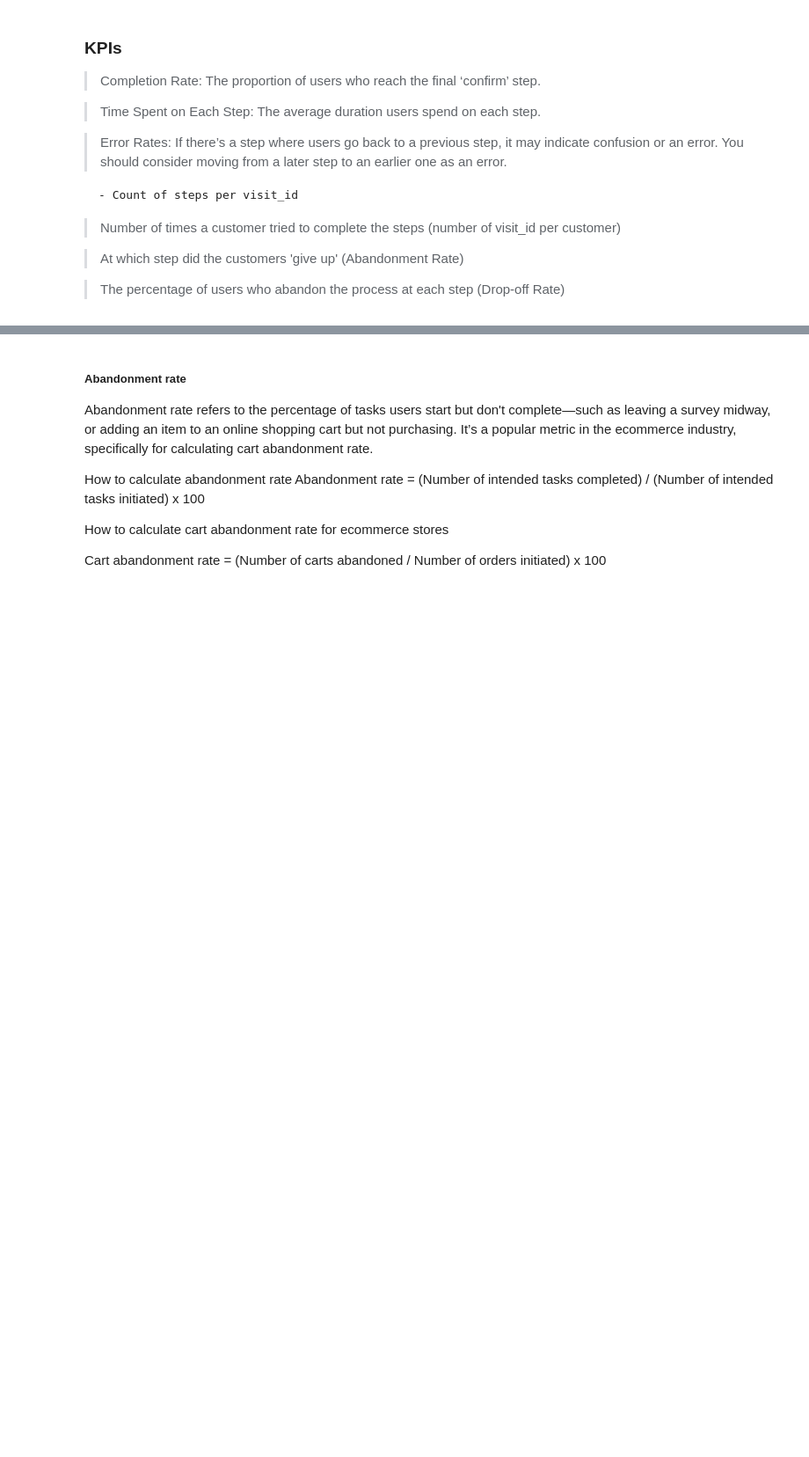
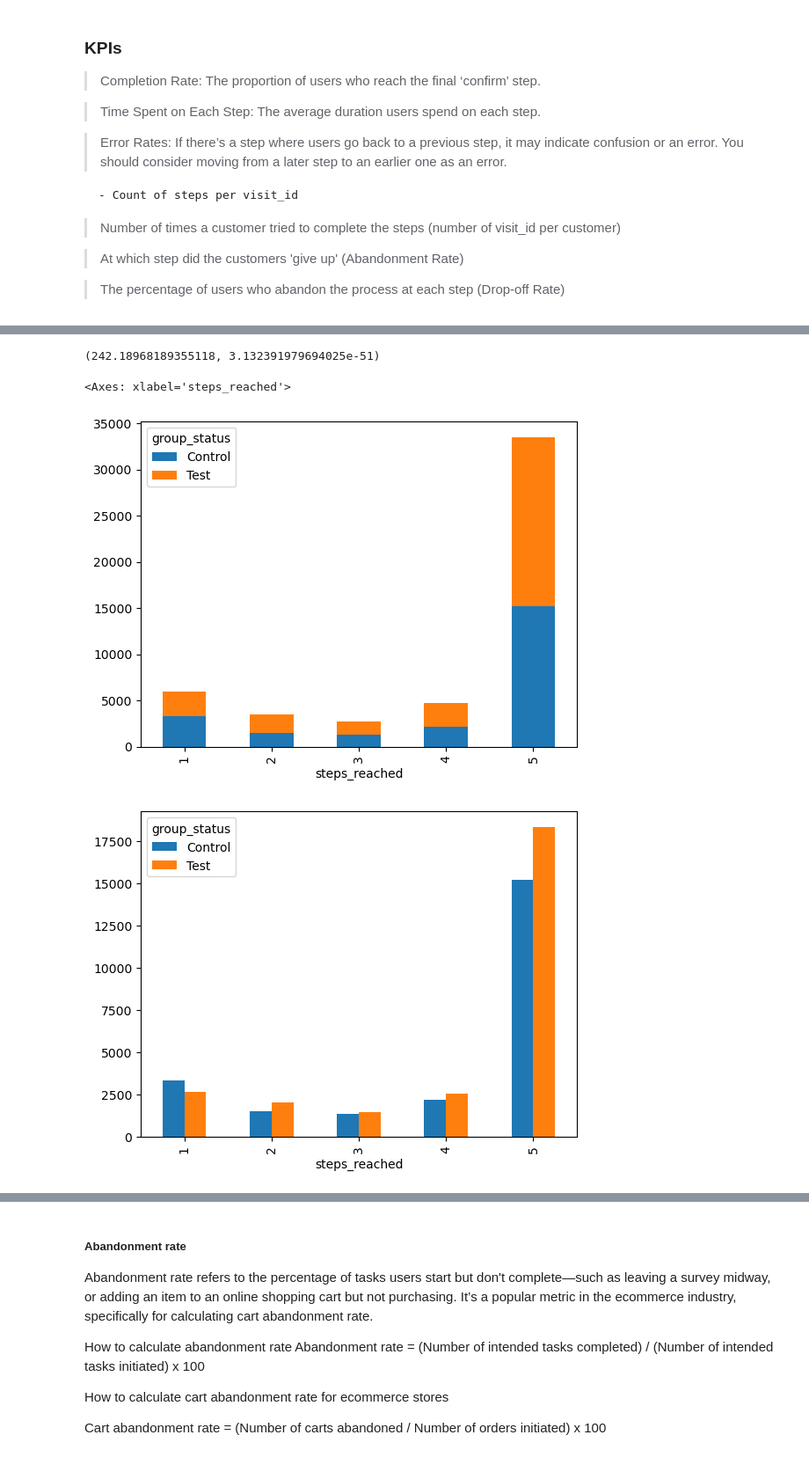
Before and after one commit to nessajimenez/vanguard-ab-test-, a Jupyter notebook: Project_2 - Client Profile Analysis.ipynb, the cells around one changed output, grey strips where cells are left out. Shown at 88% size. Drawn from its saved outputs; the diff is of its cells as text; code cells hidden in the pictures; blank space fills up the shorter version.

Commit message:
added more data to client analysis

```diff
--- a/Project_2 - Client Profile Analysis.ipynb
+++ b/Project_2 - Client Profile Analysis.ipynb
@@ -186,0 +104,25 @@ primary_clients.shape
+# %%
+# Connect to MySQL database
+conn = mysql.connector.connect(host='127.0.0.1', user='root', passwd=password)
+cursor = conn.cursor()
+
+#Select the database
+cursor.execute("USE vanguard")
+# %%
+cursor.execute("""
+                    SELECT clients.client_id,
+                        clients.clnt_age,
+                        clients.gendr,
+                        COUNT(distinct(interactions.process_step)) AS count_of_steps,
+                        group_id.variation
+                    FROM clients
+                    JOIN interactions
+                    ON clients.client_id = interactions.client_id
+                    INNER JOIN group_id
+                    ON group_id.client_id = clients.client_id
+                    GROUP BY clients.client_id, clients.clnt_age, clients.gendr,group_id.variation;
+
+                    """)
+results = cursor.fetchall()
+
+how_far = pd.DataFrame(results)
@@ -186,0 +145,5 @@ primary_clients.shape
+# %%
+#rename columns to be descriptive
+
+how_far.rename(columns = {0:'client_id',1:'age',2:'gender',3:'steps_reached',4:'group_status'},inplace=True)
+how_far
@@ -186,0 +200,8 @@ primary_clients.shape
+# %%
+# Generating a crosstab for steps reached and group_status
+crosstab_status = pd.crosstab(how_far['steps_reached'], how_far['group_status'])
+
+crosstab_status
+
+proportion_status = how_far[['steps_reached','group_status']].value_counts(normalize=True)
+proportion_status
@@ -186,0 +221,22 @@ primary_clients.shape
+# %%
+from scipy.stats import chi2_contingency
+
+# Chi-square test for steps reached and group_status
+chi2_statistic, chi2_p_value, _, _ = chi2_contingency(crosstab_status)
+
+chi2_statistic, chi2_p_value
+
+#chi2_statistic = statistically significant
+#chi2_p_value = indicates a statistically significant association between the groups and their progress in the process.
+# %% [output]
+(242.18968189355118, 3.132391979694025e-51)
+# %%
+#stacked bar with test groups
+crosstab_status.plot(kind="bar", stacked=True)
+
+#bar with test groups
+crosstab_status.plot(kind="bar", stacked=False)
+# %% [output]
+<Axes: xlabel='steps_reached'>
+[figure, added]
+[figure, added]
```
Also changed, not shown: parts of 22 cells of this notebook, 2 other files.
